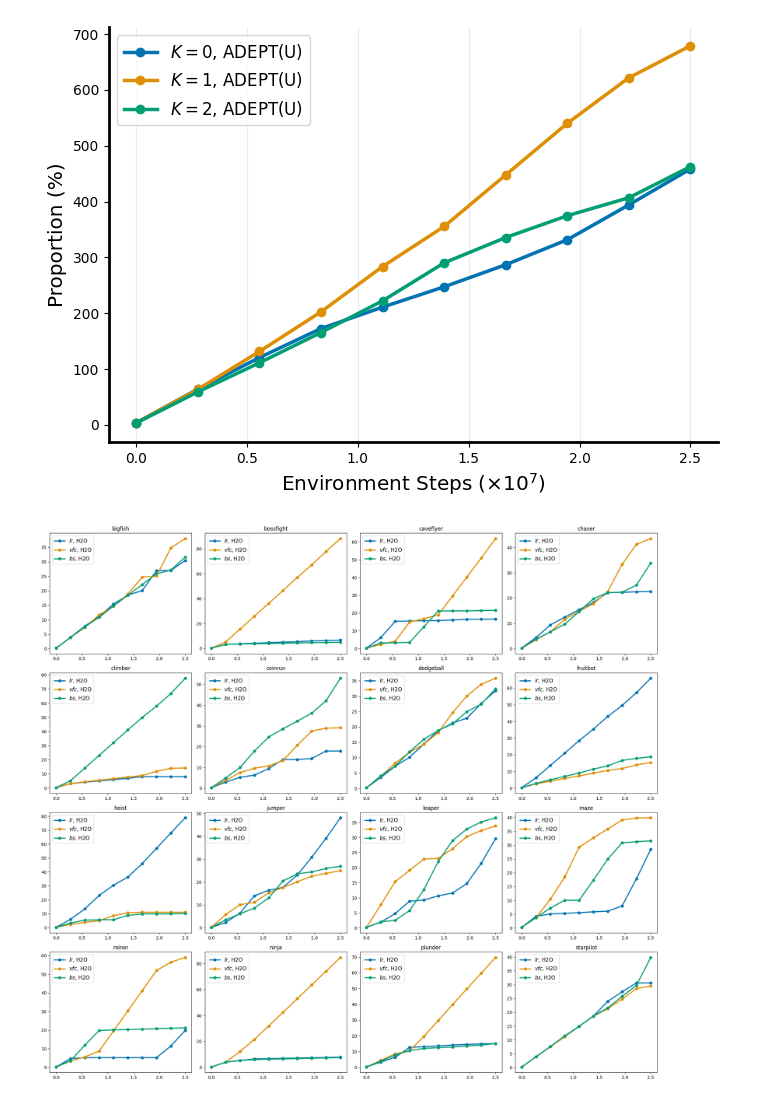
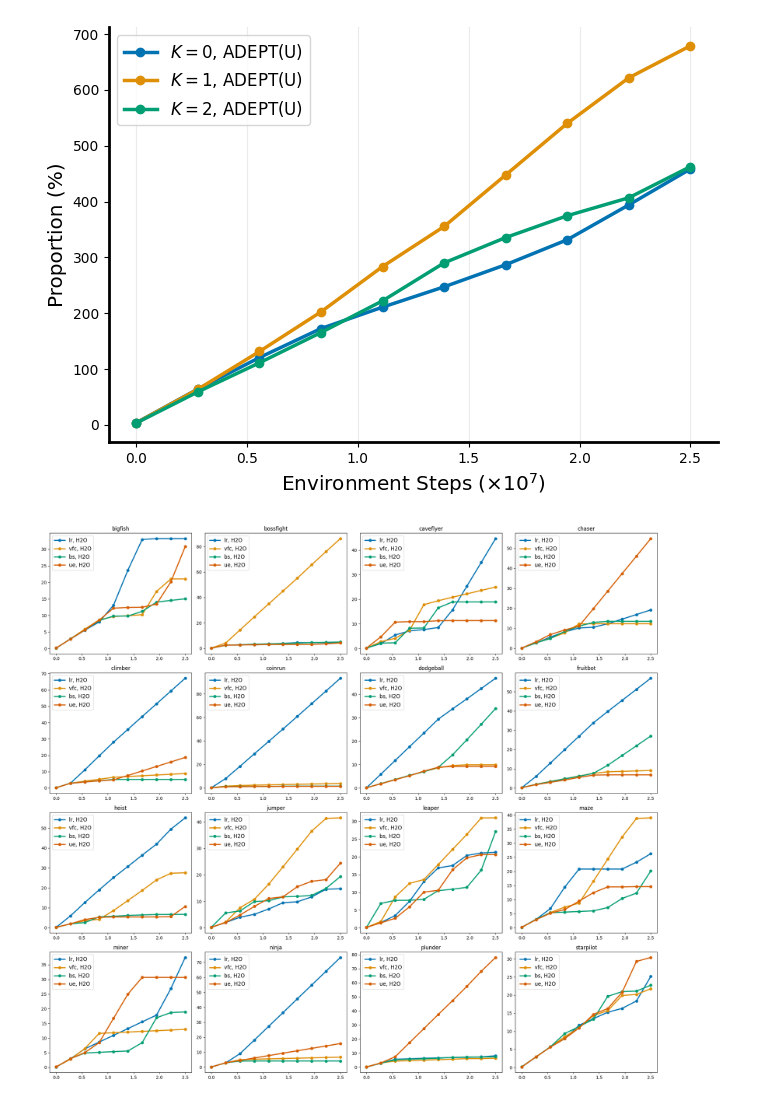
Before and after one commit to yuanmingqi/ULTHO, a Jupyter notebook: figures/pg_decision.ipynb, the cells around one changed output. Saved outputs shown, nothing was run; the diff lists cells and outputs as text; code cells hidden in the pictures.

```diff
--- a/figures/pg_decision.ipynb
+++ b/figures/pg_decision.ipynb
@@ -59,44 +59,49 @@ import os
 
 envs = ['bigfish', 'bossfight', 'caveflyer', 'chaser', 'climber', 'coinrun', 'dodgeball', 'fruitbot',
         'heist', 'jumper', 'leaper', 'maze', 'miner', 'ninja', 'plunder', 'starpilot']
+env_to_cluster = {env: None for env in envs}
 
 fig, axes = plt.subplots(4, 4, figsize=(20, 18))
 
 colors = sns.color_palette("colorblind")
-legends = ['$lr$', '$vfc$', '$bs$']
+legends = ['lr', 'vfc', 'bs', 'ue']
 fake_patches = [Patch(color=colors[i], label=legends[i]) for i in range(len(legends))]
 num_phases = 10
 phases = np.linspace(10, 1525, num=num_phases, dtype=int)
 
-root = '../data/ppo_ucb_runs_lr_vfc_bs'
+root = '../data/ppo_ucb_runs_lr_vfc_bs_ue'
 for idx, env in enumerate(envs):
     ax = axes.flatten()[idx]
     all_clusters = []
     for dir in os.listdir(root):
         if env in dir:
             data = np.load(os.path.join(root, dir), allow_pickle=True)
         all_clusters.append(data["data"].item()['h2o/cluster_idx'])
     all_clusters = np.array(all_clusters)
-    counts = {0: np.zeros(shape=(num_phases)), 1: np.zeros(shape=(num_phases)), 2: np.zeros(shape=(num_phases))}
+    counts = {_: np.zeros(shape=(num_phases)) for _ in range(len(legends))}
     for j, phase in enumerate(phases):
-        counts[0][j] += np.where(all_clusters[:, :phase] == 0)[0].shape[0]
-        counts[1][j] += np.where(all_clusters[:, :phase] == 1)[0].shape[0]
-        counts[2][j] += np.where(all_clusters[:, :phase] == 2)[0].shape[0]
+        for i, legend in enumerate(legends):
+            counts[i][j] += np.where(all_clusters[:, :phase] == i)[0].shape[0]
 
-    for k, hp in enumerate([0, 1, 2]):
+    for k, hp in enumerate(range(len(legends))):
         ax.plot(np.linspace(0, 2.5, num_phases), counts[hp] / 3 / 16 / 1525 * 100, label=legends[k]+', H2O', linewidth=2.5, color=colors[k], marker='o')
 
     ax.set_title(envs[idx])
     ax.legend(loc='upper left', fontsize='large')
+    # find the best cluster
+    env_to_cluster[env] = np.argmax([counts[i][-1] for i in range(len(legends))])
+    env_to_cluster[env] = legends[env_to_cluster[env]]
+
+
 # ax.set_ylabel('Proportion (%)', fontsize='x-large')
 # ax.set_xlabel(r'Environment Steps ($\times 10^7$)', fontsize='x-large')
 
 # ax.grid(True, axis="x", alpha=0.25)
 # ax.spines["right"].set_visible(False)
 # ax.spines["top"].set_visible(False)
 # ax.spines["left"].set_linewidth(2)
 # ax.spines["bottom"].set_linewidth(2)
 
 fig.tight_layout()
 # %% [output]
-[figure, old version]
+[figure, new version]
```
Also changed, not shown: parts of 2 cells of this notebook, 2 other files.
